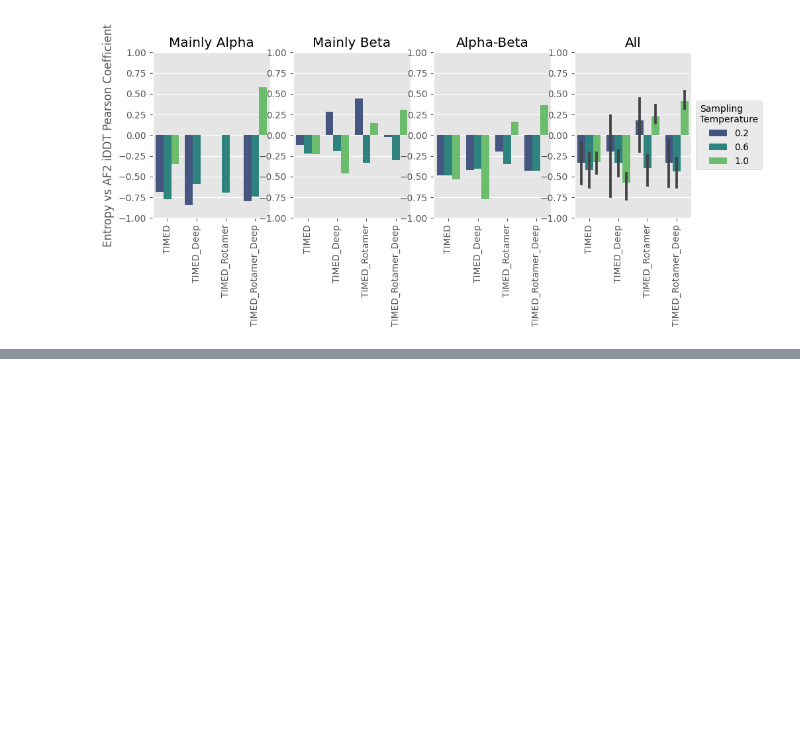
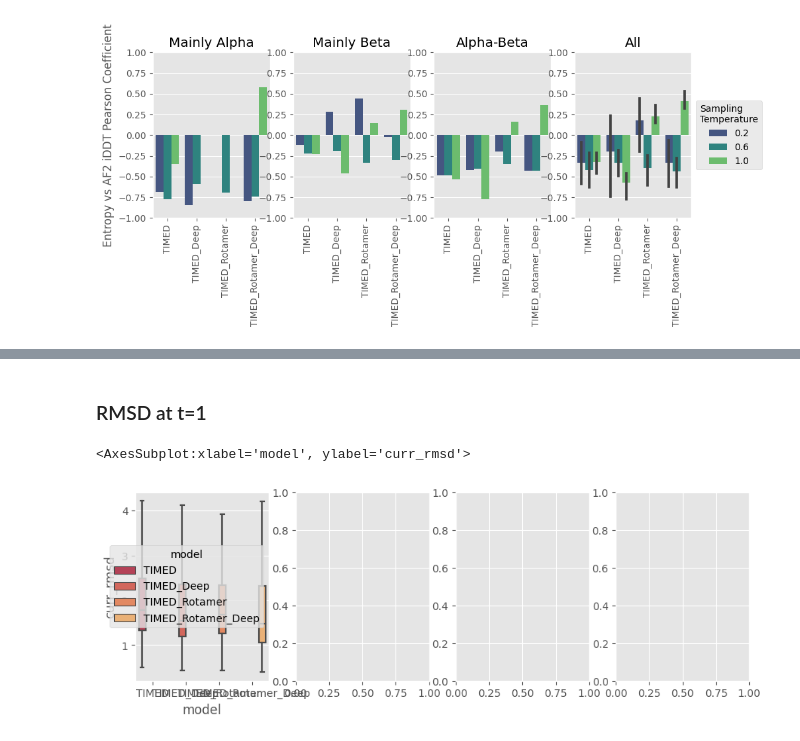
Before and after one commit to wells-wood-research/pdb-compare, a Jupyter notebook: plot_figures.ipynb, the cells around one changed output, grey strips where cells are left out. Drawn from its saved outputs; the diff is of its cells as text; code cells hidden in the pictures; blank space fills up the shorter version.

```diff
--- a/plot_figures.ipynb
+++ b/plot_figures.ipynb
@@ -3218,0 +3514,10 @@ for i, curr_ax in enumerate(axes):
+# %% [markdown]
+### RMSD at t=1
+# %%
+fig, (ax, ax2, ax3, ax4) = plt.subplots(figsize=set_size(505.89*1.5), ncols=4)
+axes = [ax, ax2, ax3, ax4]
+class_names = ["Mainly Alpha", "Mainly Beta", "Alpha-Beta", "All"]
+sns.boxplot(data=results_arr[results_arr['temp']==0.2], x='model',y='curr_rmsd', hue='model', ax =ax, showfliers = False, palette=sns.color_palette("Spectral", n_colors=len(model_names)))
+# %% [output]
+<AxesSubplot:xlabel='model', ylabel='curr_rmsd'>
+[figure, added]
```
Also changed, not shown: parts of 10 cells of this notebook.
